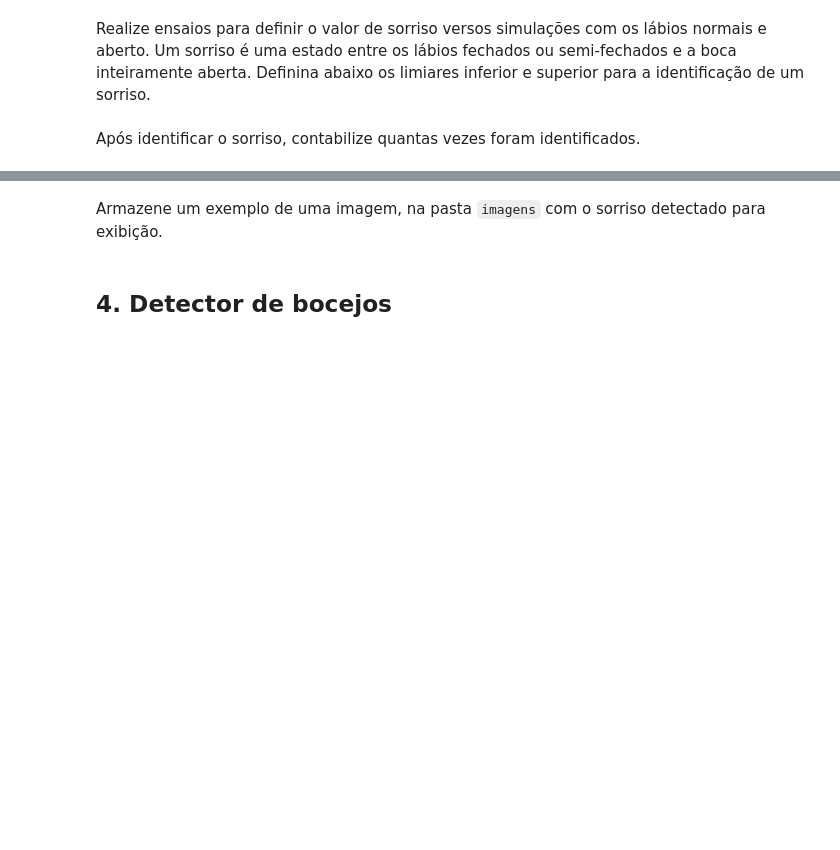
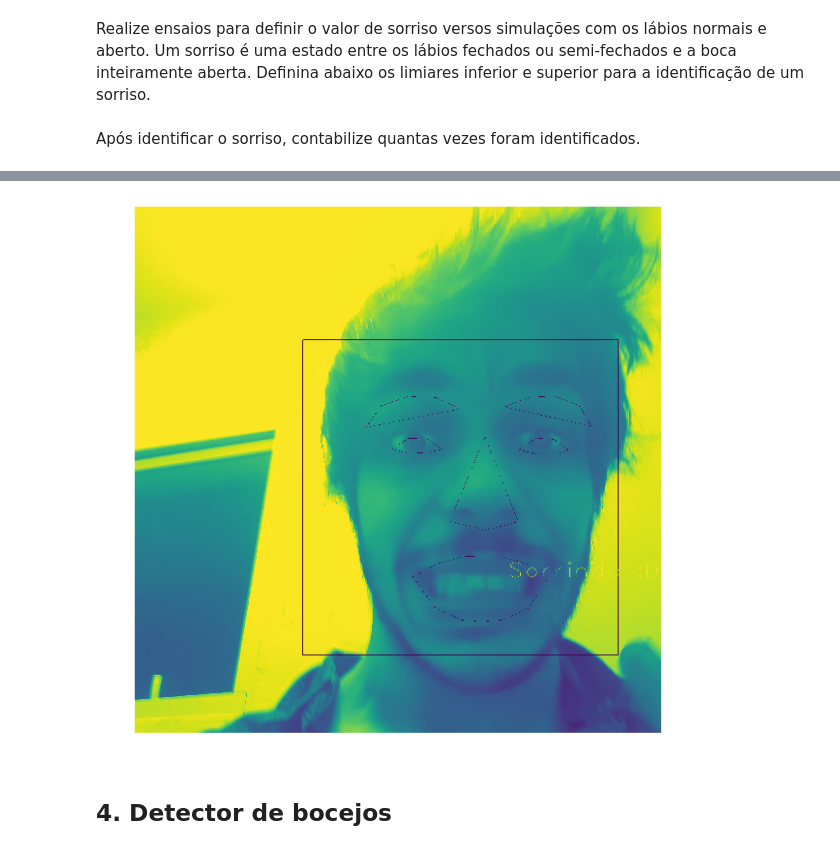
Before and after one commit to henriquebraga-luizalabs/fiap-ml-tec-proc-imagens-capstone, a Jupyter notebook: projeto-final/smart-hiring.ipynb, the cells around one changed output, grey strips where cells are left out. Drawn from its saved outputs; the diff is of its cells as text; code cells hidden in the pictures; blank space fills up the shorter version.

Commit message:
Smile and eye detector exercises

````diff
--- a/projeto-final/smart-hiring.ipynb
+++ b/projeto-final/smart-hiring.ipynb
@@ -492,10 +595,10 @@ cv2.destroyAllWindows()
-# %% [markdown]
-Armazene um exemplo de uma imagem, na pasta ```imagens``` com o sorriso detectado para exibição.
 # %%
 # IMPLEMENTAR
 # Passe o parâmetro localização da imagem para exibi-la no notebook
 
-exibir_imagem(None)
+exibir_imagem('smile_detector.png')
+# %% [output]
+[figure, added]
 # %% [markdown]
 ## 4. Detector de bocejos
 # %% [markdown]
````
Also changed, not shown: parts of 15 cells of this notebook, 16 other files.
